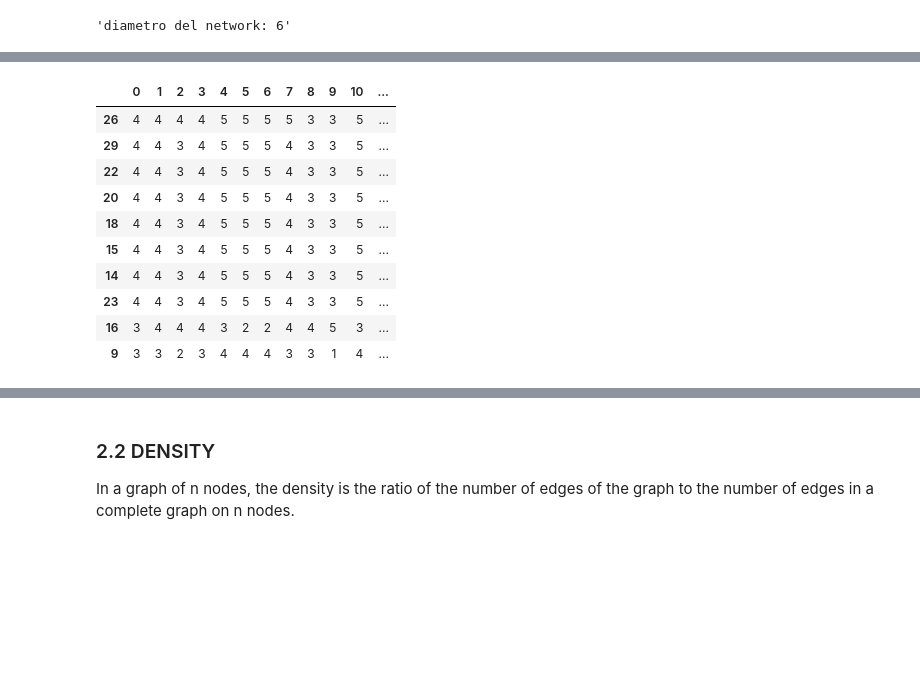
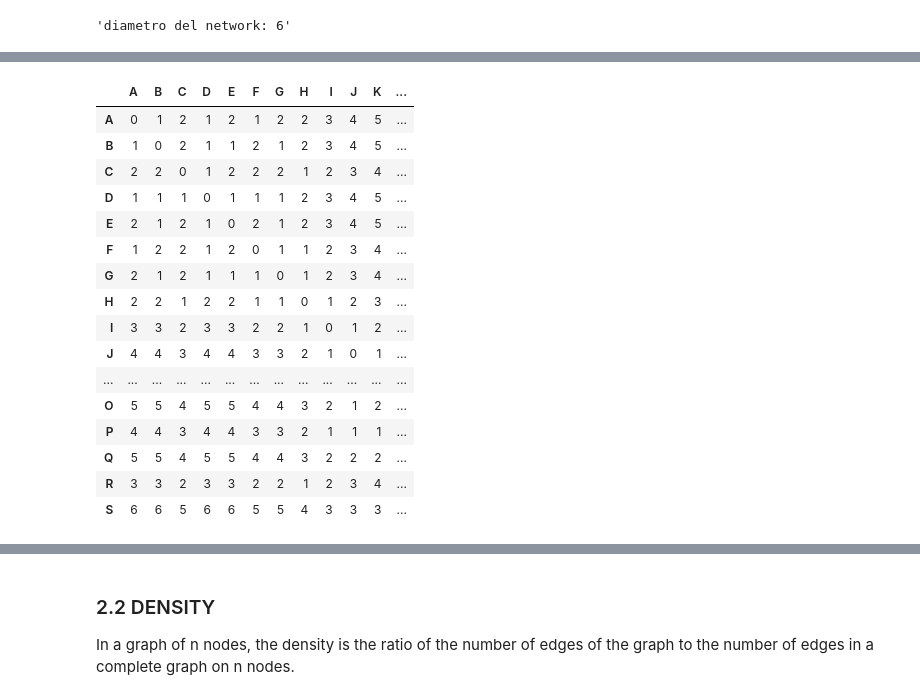
Before and after one commit to alkaest2002/ABGrid, a Jupyter notebook: materials/course 101/esercitazione.ipynb, the cells around one changed output, grey strips where cells are left out. Saved outputs shown, nothing was run; the diff lists cells and outputs as text; code cells hidden in the pictures; blank space fills up the shorter version.

```diff
--- a/materials/course 101/esercitazione.ipynb
+++ b/materials/course 101/esercitazione.ipynb
@@ -176,19 +160,24 @@ dict_shortest
 # %%
-# PERCORSI PIU' LUNGHI
-df = pd.DataFrame(nx.shortest_path(G)).applymap(lambda x: len(x))
-df["max"] = df.max(axis=1)
-df.sort_values(by="max", ascending=False)\
-    .head(10)\
-    .style.highlight_max(color = 'lightgreen', axis=1, subset=df.columns[:-1])
+# LUNGHEZZA GEODETICHE TRA NODI
+df = pd.DataFrame(nx.shortest_path(Ge)).applymap(lambda x: len(x))
+df = df.applymap(lambda x: x-1)
+df = df.reindex(sorted(df.columns), axis=1).sort_index()
+df.style.highlight_max(color = 'lightgreen', axis=1)
 # %% [output]
-|  | 0 | 1 | 2 | 3 | 4 | 5 | 6 | 7 | 8 | 9 | 10 | ... |
-| 26 | 4 | 4 | 4 | 4 | 5 | 5 | 5 | 5 | 3 | 3 | 5 | ... |
-| 29 | 4 | 4 | 3 | 4 | 5 | 5 | 5 | 4 | 3 | 3 | 5 | ... |
-| 22 | 4 | 4 | 3 | 4 | 5 | 5 | 5 | 4 | 3 | 3 | 5 | ... |
-| 20 | 4 | 4 | 3 | 4 | 5 | 5 | 5 | 4 | 3 | 3 | 5 | ... |
-| 18 | 4 | 4 | 3 | 4 | 5 | 5 | 5 | 4 | 3 | 3 | 5 | ... |
-| 15 | 4 | 4 | 3 | 4 | 5 | 5 | 5 | 4 | 3 | 3 | 5 | ... |
-| 14 | 4 | 4 | 3 | 4 | 5 | 5 | 5 | 4 | 3 | 3 | 5 | ... |
-| 23 | 4 | 4 | 3 | 4 | 5 | 5 | 5 | 4 | 3 | 3 | 5 | ... |
-| 16 | 3 | 4 | 4 | 4 | 3 | 2 | 2 | 4 | 4 | 5 | 3 | ... |
-| 9 | 3 | 3 | 2 | 3 | 4 | 4 | 4 | 3 | 3 | 1 | 4 | ... |
+|  | A | B | C | D | E | F | G | H | I | J | K | ... |
+| A | 0 | 1 | 2 | 1 | 2 | 1 | 2 | 2 | 3 | 4 | 5 | ... |
+| B | 1 | 0 | 2 | 1 | 1 | 2 | 1 | 2 | 3 | 4 | 5 | ... |
+| C | 2 | 2 | 0 | 1 | 2 | 2 | 2 | 1 | 2 | 3 | 4 | ... |
+| D | 1 | 1 | 1 | 0 | 1 | 1 | 1 | 2 | 3 | 4 | 5 | ... |
+| E | 2 | 1 | 2 | 1 | 0 | 2 | 1 | 2 | 3 | 4 | 5 | ... |
+| F | 1 | 2 | 2 | 1 | 2 | 0 | 1 | 1 | 2 | 3 | 4 | ... |
+| G | 2 | 1 | 2 | 1 | 1 | 1 | 0 | 1 | 2 | 3 | 4 | ... |
+| H | 2 | 2 | 1 | 2 | 2 | 1 | 1 | 0 | 1 | 2 | 3 | ... |
+| I | 3 | 3 | 2 | 3 | 3 | 2 | 2 | 1 | 0 | 1 | 2 | ... |
+| J | 4 | 4 | 3 | 4 | 4 | 3 | 3 | 2 | 1 | 0 | 1 | ... |
+| ... | ... | ... | ... | ... | ... | ... | ... | ... | ... | ... | ... | ... |
+| O | 5 | 5 | 4 | 5 | 5 | 4 | 4 | 3 | 2 | 1 | 2 | ... |
+| P | 4 | 4 | 3 | 4 | 4 | 3 | 3 | 2 | 1 | 1 | 1 | ... |
+| Q | 5 | 5 | 4 | 5 | 5 | 4 | 4 | 3 | 2 | 2 | 2 | ... |
+| R | 3 | 3 | 2 | 3 | 3 | 2 | 2 | 1 | 2 | 3 | 4 | ... |
+| S | 6 | 6 | 5 | 6 | 6 | 5 | 5 | 4 | 3 | 3 | 3 | ... |
```
Also changed, not shown: parts of 36 cells of this notebook.
